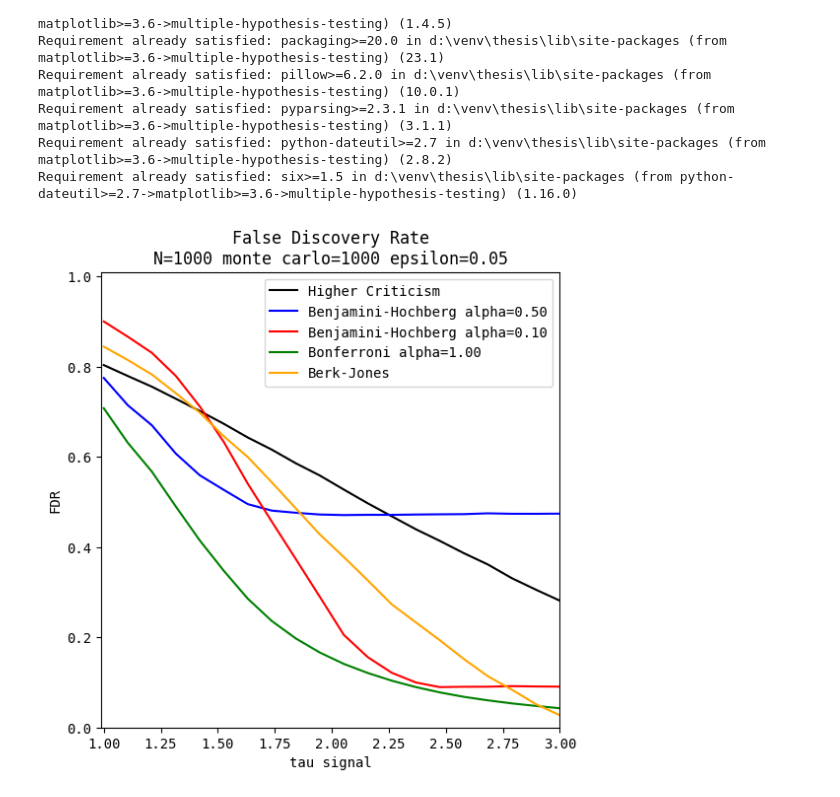
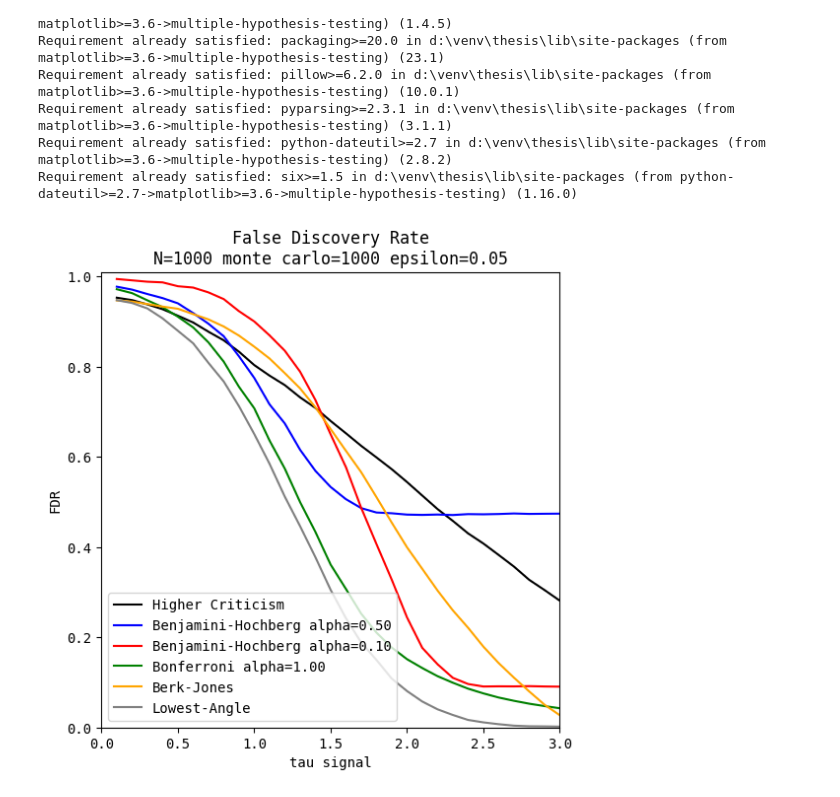
Before and after one commit to drormeir/Thesis, a Jupyter notebook: Donoho_Article_Plots.ipynb, the cells around one changed output. Drawn from its saved outputs; the diff is of its cells as text; code cells hidden in the pictures.

```diff
--- a/Donoho_Article_Plots.ipynb
+++ b/Donoho_Article_Plots.ipynb
@@ -36,7 +36,9 @@ N = 1000
 monte_carlo = 1000
 chunk_size = 100
 epsilon = 0.05
-tau_range = list(np.linspace(1,3,20))
+tau_range = list(np.linspace(0.1,3,30))
+
+x_lim_params = {'left': 0, 'right': np.max(tau_range)}
 # %%
 params_list = Data_Generator.params_dicts_from_lists_N_mu_fraction(N_range=[N], mu_range=tau_range, fraction_range=[epsilon])
 signal_generators = [Data_Generator(**params) for params in params_list]
@@ -44,9 +46,10 @@ hc_models = [Higher_Criticism(gamma=[0.1]),\
             Benjamini_Hochberg(alpha=0.5),\
             Benjamini_Hochberg(alpha=0.1),\
             Bonferroni(alpha=1.0),\
-            Berk_Jones()]
+            Berk_Jones(),\
+            Lowest_Angle()]
 
-plot_model_colors = ['black', 'blue', 'red', 'green', 'orange']
+plot_model_colors = ['black', 'blue', 'red', 'green', 'orange', 'gray']
 # %%
 
 confusion_matrices = Monte_carlo_Confusion_Matrices(\
@@ -55,18 +58,18 @@ confusion_matrices = Monte_carlo_Confusion_Matrices(\
 # %%
 fdr_all = confusion_matrices.apply_mean_false_disovery_rate()
 fig, ax = plt.subplots(1, 1, figsize=(6, 6))
 ax.set_title(f'False Discovery Rate\nN={N} monte carlo={monte_carlo} epsilon={epsilon:.2f}')
 for ind_model, hc_model in enumerate(hc_models):
     ax.plot(tau_range, fdr_all[ind_model], label=hc_model.full_name, color=plot_model_colors[ind_model])
 max_tau = np.max(tau_range)
 ax.set_xlabel('tau signal')
 ax.set_ylabel('FDR')
 ax.set_ylim(top=1.01, bottom=0)
-ax.set_xlim(left=0.99, right=np.max(tau_range))
+ax.set_xlim(**x_lim_params)
 ax.legend()
 plt.show()
 # %% [output]
-[figure, old version]
+[figure, new version]
 # %%
 mdr_all = confusion_matrices.apply_mean_misdetection_rate()
 fig, ax = plt.subplots(1, 1, figsize=(6, 6))
```
Also changed, not shown: parts of 2 cells of this notebook, 5 other files.
